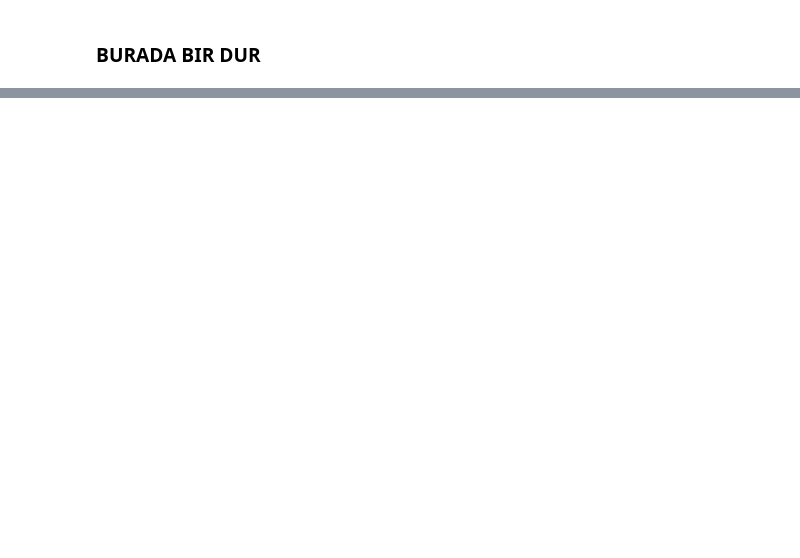
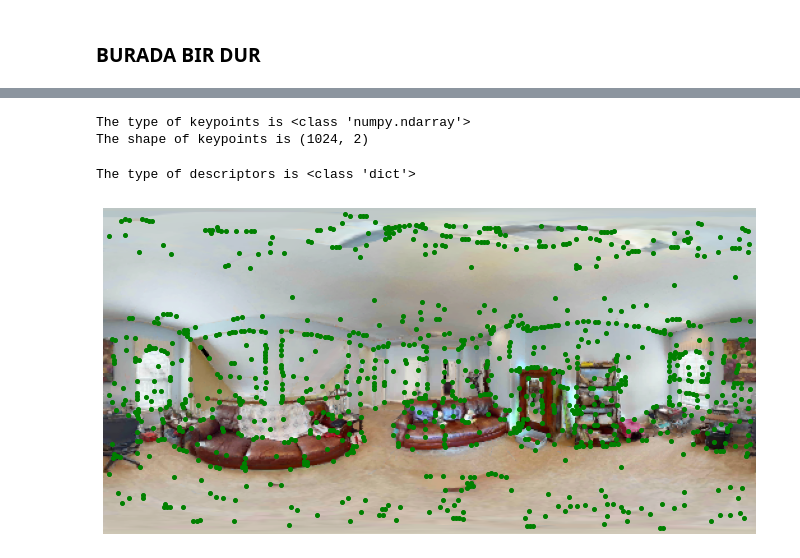
Before and after one commit to usermech/mechademy, a Jupyter notebook: local/deneme.ipynb, the cells around one changed output, grey strips where cells are left out. Drawn from its saved outputs; the diff is of its cells as text; code cells hidden in the pictures; blank space fills up the shorter version.

```diff
--- a/local/deneme.ipynb
+++ b/local/deneme.ipynb
@@ -110,19 +151,28 @@ with open("semantic_map_00800-TEEsavR23oF.pkl", "rb") as f:
 keypoints = semantic_map.keypoints
 descriptors = semantic_map.descriptors
 
-keypoints_at_pose = keypoints[pose_idx]
+keypoints_at_pose = keypoints[120]
 print(f"The type of keypoints is {type(keypoints_at_pose)}")
 print(f"The shape of keypoints is {keypoints_at_pose.shape}")
+# %% [output]
+The type of keypoints is <class 'numpy.ndarray'>
+The shape of keypoints is (1024, 2)
 # %%
 print(f"Descriptors shape: {descriptors[pose_idx].shape}")
 # %%
 # show the keypoints on the RGB image
+rgb_img = semantic_map.get_rgb_observation(120)
+plt.figure(figsize=(12,6))
 plt.imshow(rgb_img)
 plt.axis('off')
 for keypoint in keypoints_at_pose:
-    plt.plot(keypoint[0], keypoint[1], 'ro', markersize=1)
-plt.show()
+    plt.plot(keypoint[0], keypoint[1], 'go', markersize=4)
+# plt.show()
+plt.savefig('keypoints.png')
 print(f"The type of descriptors is {type(descriptors)}")
+# %% [output]
+The type of descriptors is <class 'dict'>
+[figure, added]
 # %%
 extractor = KeypointExtractor()
 matches = extractor.match_keypoints(semantic_map.keypoint_full_outputs,0,5)
```
Also changed, not shown: parts of 30 cells of this notebook, 2 other files.
